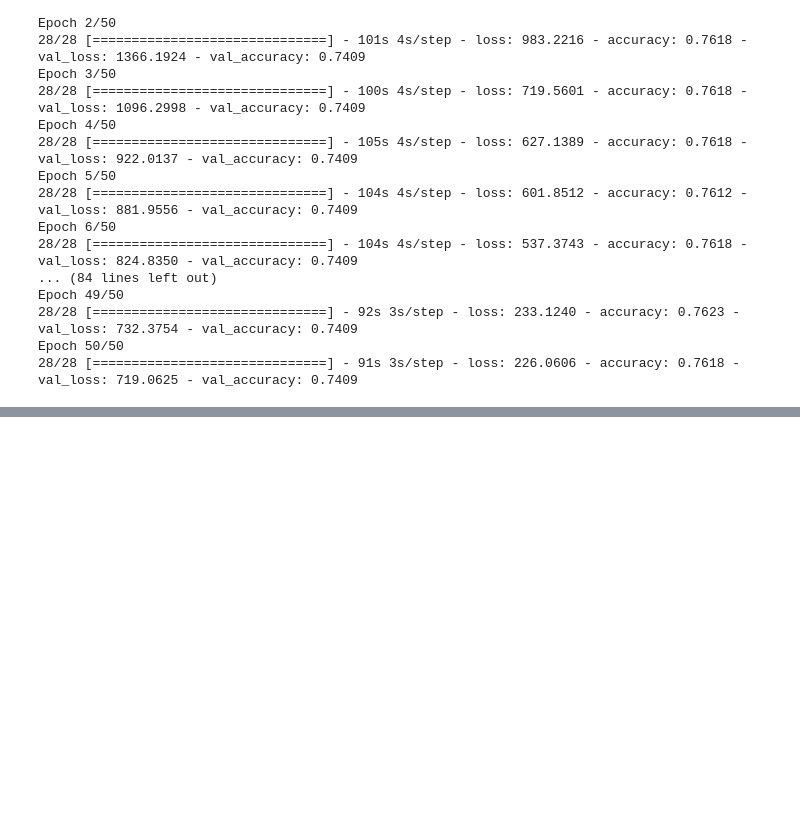
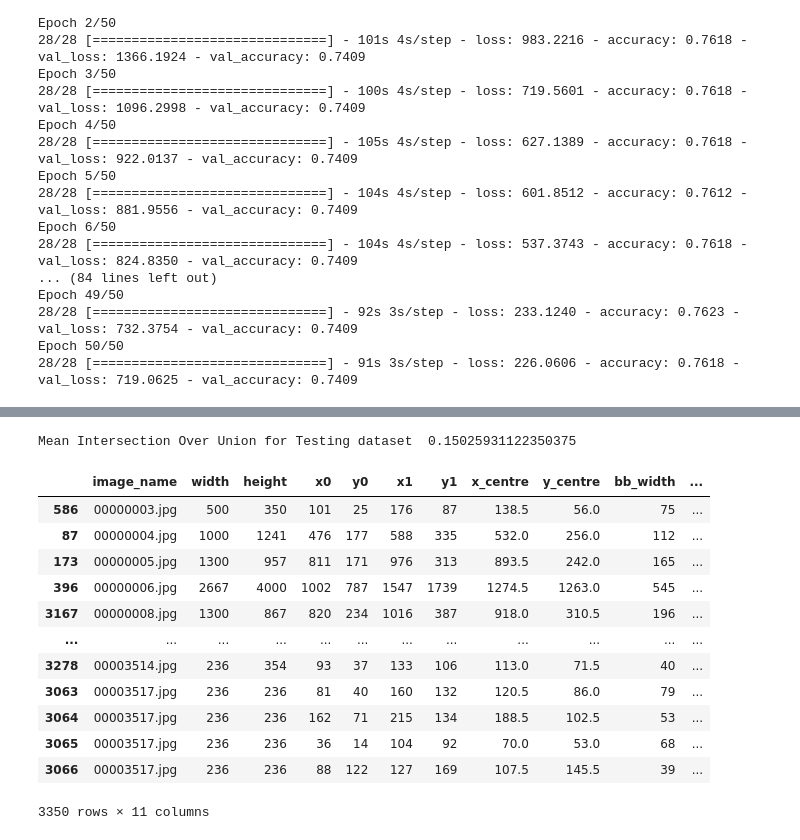
Before and after one commit to hemasree798/Human-Face-detection, a Jupyter notebook: human_face_detection.ipynb, the cells around one changed output, grey strips where cells are left out. Cells and saved outputs as stored; diff of their text form; code cells hidden in the pictures; blank space fills up the shorter version.

```diff
--- a/human_face_detection.ipynb
+++ b/human_face_detection.ipynb
@@ -236,0 +324,4 @@ Epoch 50/50
+# %%
+print("Mean Intersection Over Union for Testing dataset ",calculate_MeanIOU(predicted_test_box_reshaped,test_ground_truth))
+# %% [output]
+Mean Intersection Over Union for Testing dataset  0.15025931122350375
@@ -236,0 +336,20 @@ Epoch 50/50
+# %%
+sorted_df['x_centre']=0.5*(sorted_df['x0']+sorted_df['x1'])
+sorted_df['y_centre']=0.5*(sorted_df['y0']+sorted_df['y1'])
+sorted_df['bb_width']=sorted_df['x1']-sorted_df['x0']
+sorted_df['bb_height']=sorted_df['y1']-sorted_df['y0']
+sorted_df
+# %% [output]
+|  | image_name | width | height | x0 | y0 | x1 | y1 | x_centre | y_centre | bb_width | ... |
+| 586 | 00000003.jpg | 500 | 350 | 101 | 25 | 176 | 87 | 138.5 | 56.0 | 75 | ... |
+| 87 | 00000004.jpg | 1000 | 1241 | 476 | 177 | 588 | 335 | 532.0 | 256.0 | 112 | ... |
+| 173 | 00000005.jpg | 1300 | 957 | 811 | 171 | 976 | 313 | 893.5 | 242.0 | 165 | ... |
+| 396 | 00000006.jpg | 2667 | 4000 | 1002 | 787 | 1547 | 1739 | 1274.5 | 1263.0 | 545 | ... |
+| 3167 | 00000008.jpg | 1300 | 867 | 820 | 234 | 1016 | 387 | 918.0 | 310.5 | 196 | ... |
+| ... | ... | ... | ... | ... | ... | ... | ... | ... | ... | ... | ... |
+| 3278 | 00003514.jpg | 236 | 354 | 93 | 37 | 133 | 106 | 113.0 | 71.5 | 40 | ... |
+| 3063 | 00003517.jpg | 236 | 236 | 81 | 40 | 160 | 132 | 120.5 | 86.0 | 79 | ... |
+| 3064 | 00003517.jpg | 236 | 236 | 162 | 71 | 215 | 134 | 188.5 | 102.5 | 53 | ... |
+| 3065 | 00003517.jpg | 236 | 236 | 36 | 14 | 104 | 92 | 70.0 | 53.0 | 68 | ... |
+| 3066 | 00003517.jpg | 236 | 236 | 88 | 122 | 127 | 169 | 107.5 | 145.5 | 39 | ... |
+3350 rows × 11 columns
```
Also changed, not shown: parts of 19 cells of this notebook.
